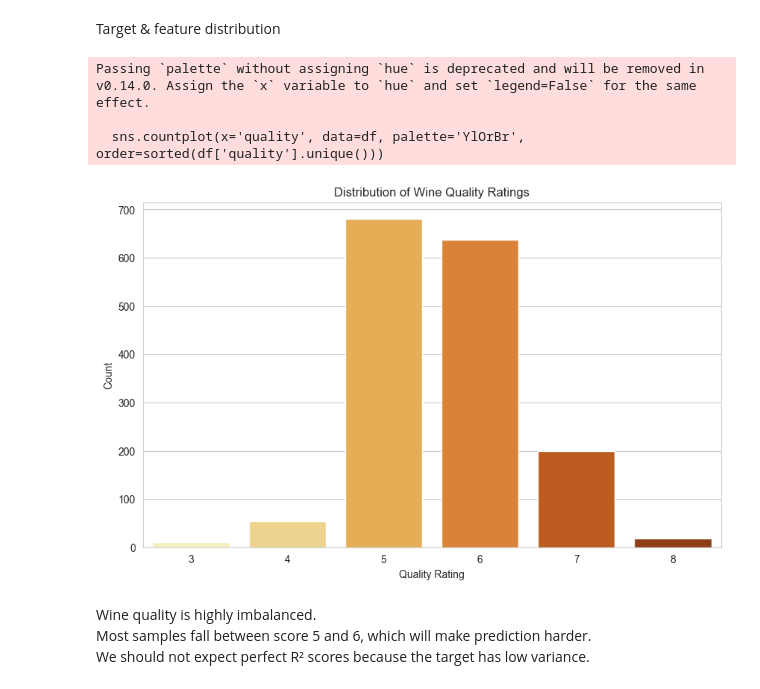
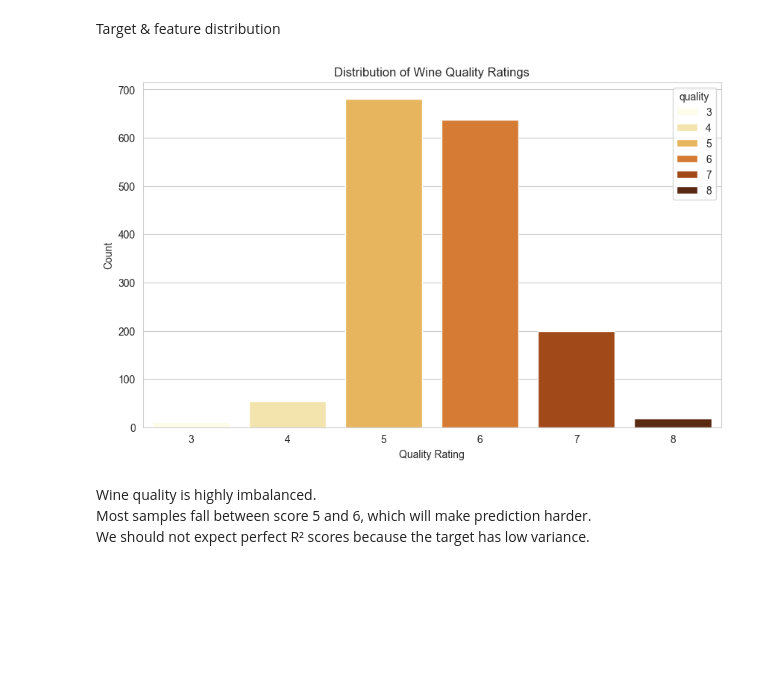
Before and after one commit to varannaibence/Wine-Quality-Prediction-using-ML-Pipelines, a Jupyter notebook: notebooks/01_EDA.ipynb, the cells around one changed output. Drawn from its saved outputs; the diff is of its cells as text; code cells hidden in the pictures; blank space fills up the shorter version.

```diff
--- a/notebooks/01_EDA.ipynb
+++ b/notebooks/01_EDA.ipynb
@@ -45,19 +45,16 @@ Target & feature distribution
 # %%
 sns.set_style('whitegrid')
 plt.figure(figsize=(10, 6))
 
-sns.countplot(x='quality', data=df, palette='YlOrBr', order=sorted(df['quality'].unique()))
+sns.countplot(x='quality', data=df, palette='YlOrBr', hue='quality', order=sorted(df['quality'].unique()))
 plt.title('Distribution of Wine Quality Ratings')
 plt.xlabel('Quality Rating')
 plt.ylabel('Count')
 plt.savefig('../visuals/quality_distribution.png', dpi=300, bbox_inches='tight')
 plt.show()
 plt.close()
 # %% [output]
-Passing `palette` without assigning `hue` is deprecated and will be removed in v0.14.0. Assign the `x` variable to `hue` and set `legend=False` for the same effect.
-
-  sns.countplot(x='quality', data=df, palette='YlOrBr', order=sorted(df['quality'].unique()))
-[figure, old version]
+[figure, new version]
 # %% [markdown]
 Wine quality is highly imbalanced.
 Most samples fall between score 5 and 6, which will make prediction harder.
```
Also changed, not shown: 6 other files.
